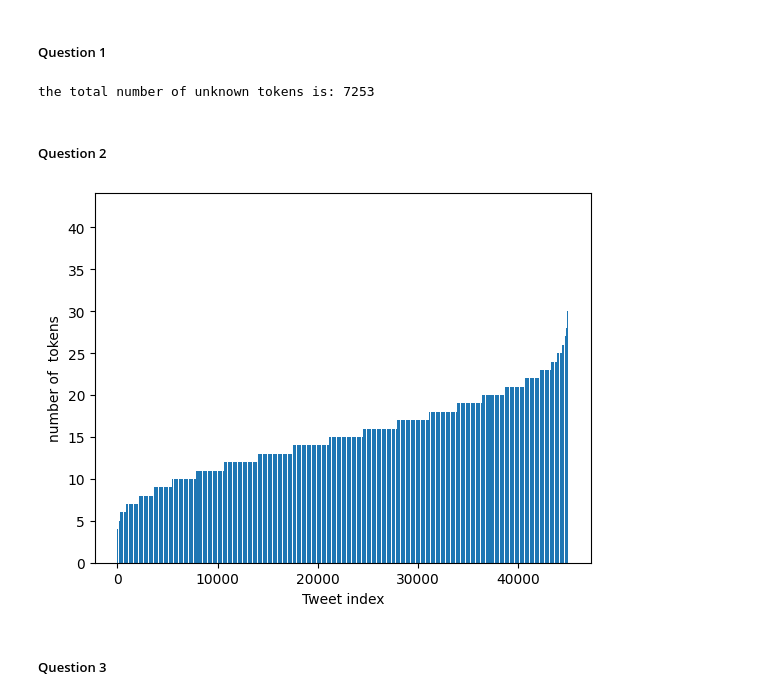
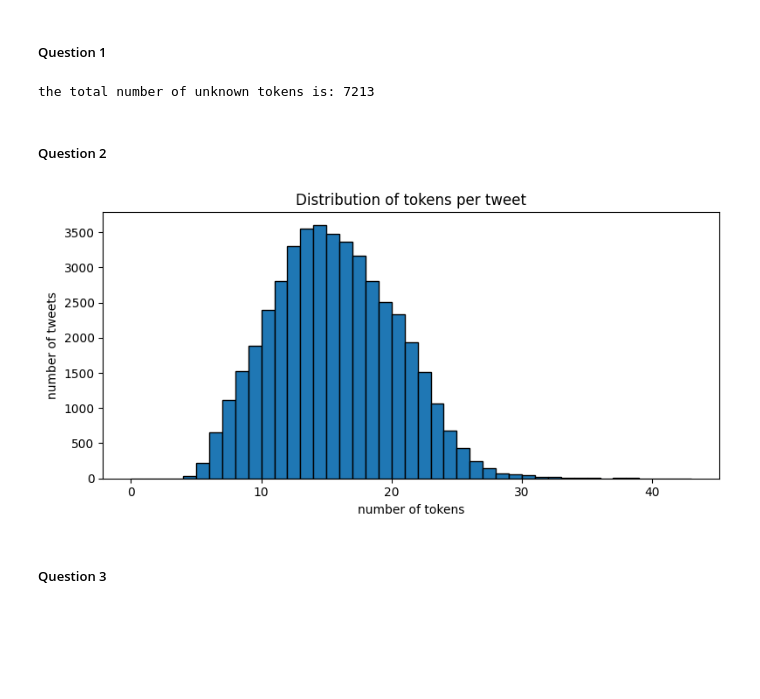
Before and after one commit to OmericoN/NLP_Labs1_Group18, a Jupyter notebook: Lab_1_Omer.ipynb, the cells around one changed output. Saved outputs shown, nothing was run; the diff lists cells and outputs as text; code cells hidden in the pictures; blank space fills up the shorter version.

```diff
--- a/Lab_1_Omer.ipynb
+++ b/Lab_1_Omer.ipynb
@@ -393,22 +393,25 @@ def clean(text):
 
     ### YOUR CODE HERE
     # removing comma between numbers
-    text = re.sub(r'(\d),(\d)', '', text)
+    text = re.sub(r'(\d),(\d)', r'\1\2', text)
 
     # remove multiple spaces
     text = re.sub(r'\s+', ' ', text)
 
-    # space out punctuation
-    text = re.sub(r'([.,!?;:])', r' \1', text)
+    # space out punctuation BUT preserve hashtags
+    # This regex looks for punctuation NOT preceded by whitespace and NOT part of a hashtag
+    text = re.sub(r'(?<!\#)([.,!?;:])', r' \1', text)
 
     #Optional cleaning
-    # lowercase senetence
+    # reduce repetitive characters
+    text = re.sub(r'(.)\1{2,}', r'\1\1', text)
+
+    # lowercase sentence
     text = text.lower()
 
     # stripping sentence to remove tailing/leading spaces
     text = text.strip()
 
-
     ### YOUR CODE ENDS HERE
 
     return text
@@ -555,15 +558,13 @@ Calculate the frequency of (neighbouring) pairs of words in the training dataset
 ### YOUR CODE HERE
 
 def build_bigram_counter(dataset):
-
+    import re
+    token_re = re.compile(r'\w+')  # keeps letters/digits/underscore
     bigrams = Counter()
-
     for sample in dataset:
-        words = sample['text'].split()
-        for i in range(len(words) - 1):
-            pair = (words[i] + words[i+1])
-            bigrams[pair] += 1
-
+        toks = [t for t in sample['text'].split() if token_re.fullmatch(t)]
+        for i in range(len(toks)-1):
+            bigrams[(toks[i], toks[i+1])] += 1
     return bigrams
 # %%
 bigram_counter = build_bigram_counter(dataset['train'])
@@ -806,20 +807,24 @@ for tokens in df_6_valid['tokens']:
     total_unknown += tokens.count(unknown_token)
 print(f"the total number of unknown tokens is: {total_unknown}")
 # %% [output]
-the total number of unknown tokens is: 7253
+the total number of unknown tokens is: 7213
 # %% [markdown]
 ##### Question 2
 # %%
 #### Question 2
 df_6_train = pd.DataFrame(dataset['train'])
 num_tokens = [len(tokens) for tokens in df_6_train['tokens']]
-num_tokens.sort()
-plt.bar(range(1, len(num_tokens)+1),num_tokens)
-plt.xlabel('Tweet index')
-plt.ylabel('number of  tokens')
+
+# plot histogram of token counts
+plt.figure(figsize=(8,4))
+plt.hist(num_tokens, bins=range(0, max(num_tokens) + 2), edgecolor='black')
+plt.xlabel('number of tokens')
+plt.ylabel('number of tweets')
+plt.title('Distribution of tokens per tweet')
+plt.tight_layout()
 plt.show()
 # %% [output]
-[figure, old version]
+[figure, new version]
 # %% [markdown]
 ##### Question 3
 # %%
```
Also changed, not shown: parts of 7 cells of this notebook.
